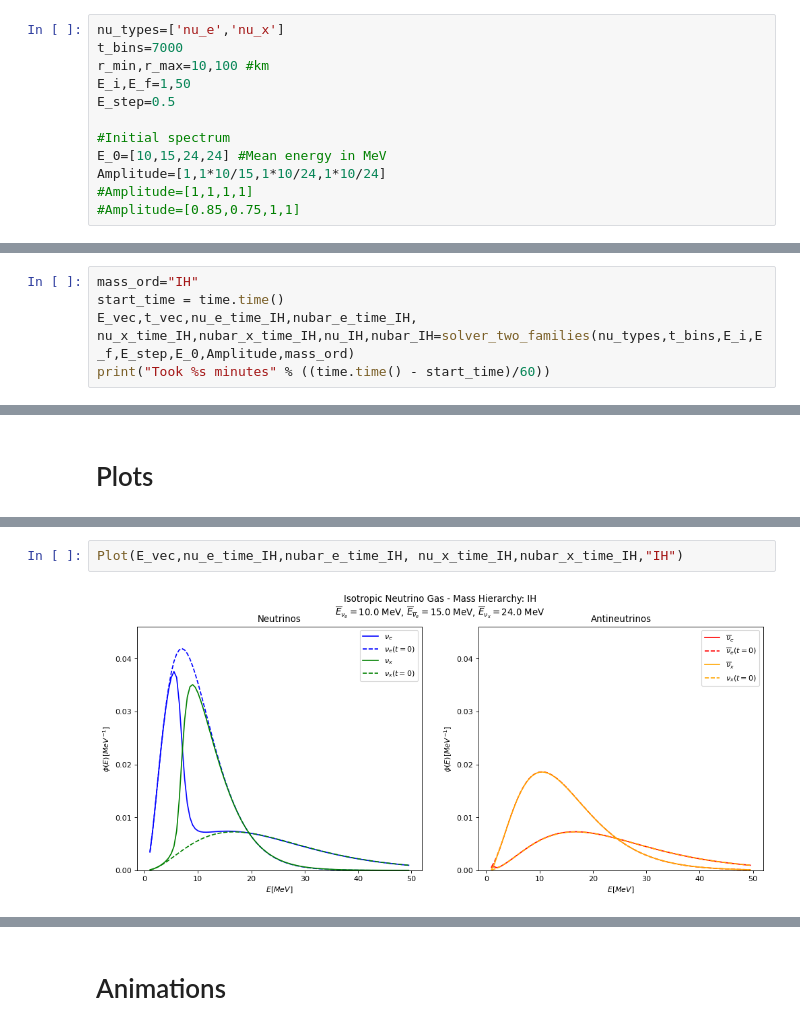
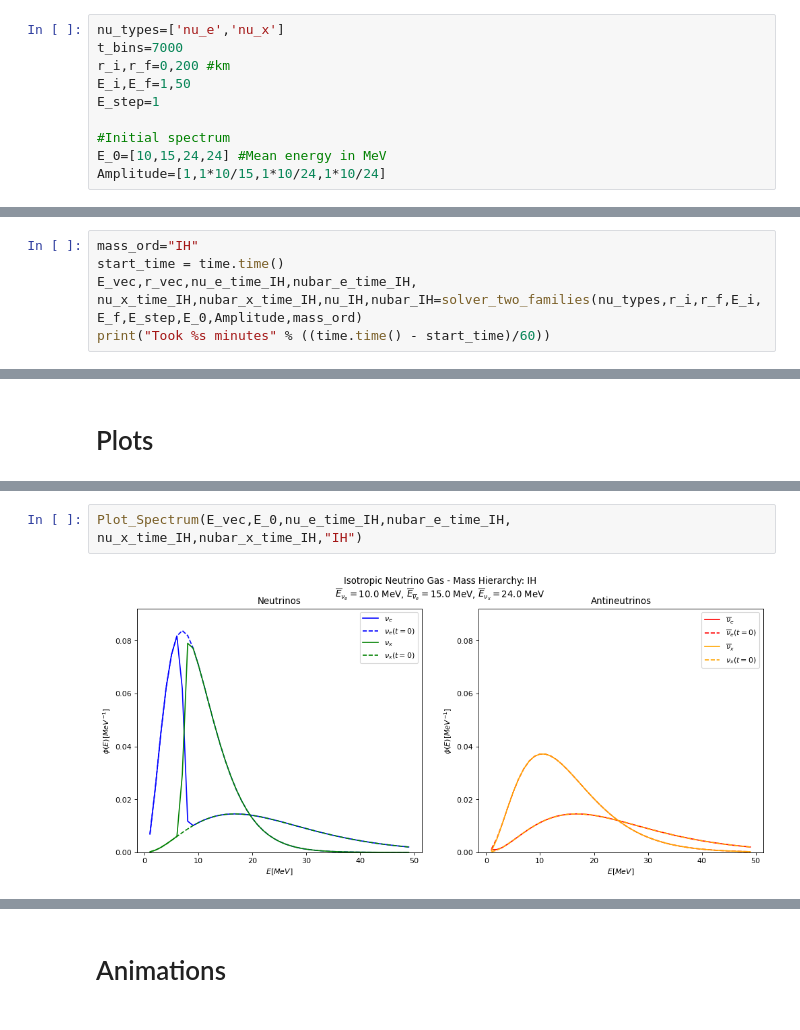
Before and after one commit to pedrodedin/Neutrino-Collective-Effects, a Jupyter notebook: Quick_Guide.ipynb, the cells around one changed output, grey strips where cells are left out. Cells and saved outputs as stored; diff of their text form.

```diff
--- a/Quick_Guide.ipynb
+++ b/Quick_Guide.ipynb
@@ -12,15 +85,13 @@ from IPython.display import HTML
 # %%
 nu_types=['nu_e','nu_x']
 t_bins=7000
-r_min,r_max=10,100 #km
+r_i,r_f=0,200 #km
 E_i,E_f=1,50
-E_step=0.5
+E_step=1
 
 #Initial spectrum
 E_0=[10,15,24,24] #Mean energy in MeV
 Amplitude=[1,1*10/15,1*10/24,1*10/24]
-#Amplitude=[1,1,1,1]
-#Amplitude=[0.85,0.75,1,1]
 # %%
 mass_ord="NH"
 start_time = time.time()
@@ -29,6 +102,6 @@ print("Took %s minutes" % ((time.time() - start_time)/60))
 # %%
 mass_ord="IH"
 start_time = time.time()
-E_vec,t_vec,nu_e_time_IH,nubar_e_time_IH, nu_x_time_IH,nubar_x_time_IH,nu_IH,nubar_IH=solver_two_families(nu_types,t_bins,E_i,E_f,E_step,E_0,Amplitude,mass_ord)
+E_vec,r_vec,nu_e_time_IH,nubar_e_time_IH, nu_x_time_IH,nubar_x_time_IH,nu_IH,nubar_IH=solver_two_families(nu_types,r_i,r_f,E_i,E_f,E_step,E_0,Amplitude,mass_ord)
 print("Took %s minutes" % ((time.time() - start_time)/60))
 # %% [output]
@@ -73,5 +111,5 @@ def Plot(E_vec,nu_e,nubar_e, nu_x,nubar_x,title):
 # %%
-Plot(E_vec,nu_e_time_IH,nubar_e_time_IH, nu_x_time_IH,nubar_x_time_IH,"IH")
+Plot_Spectrum(E_vec,E_0,nu_e_time_IH,nubar_e_time_IH, nu_x_time_IH,nubar_x_time_IH,"IH")
 # %% [output]
-[figure, old version]
+[figure, new version]
 # %%
```
Also changed, not shown: parts of 19 cells of this notebook, 6 other files.
